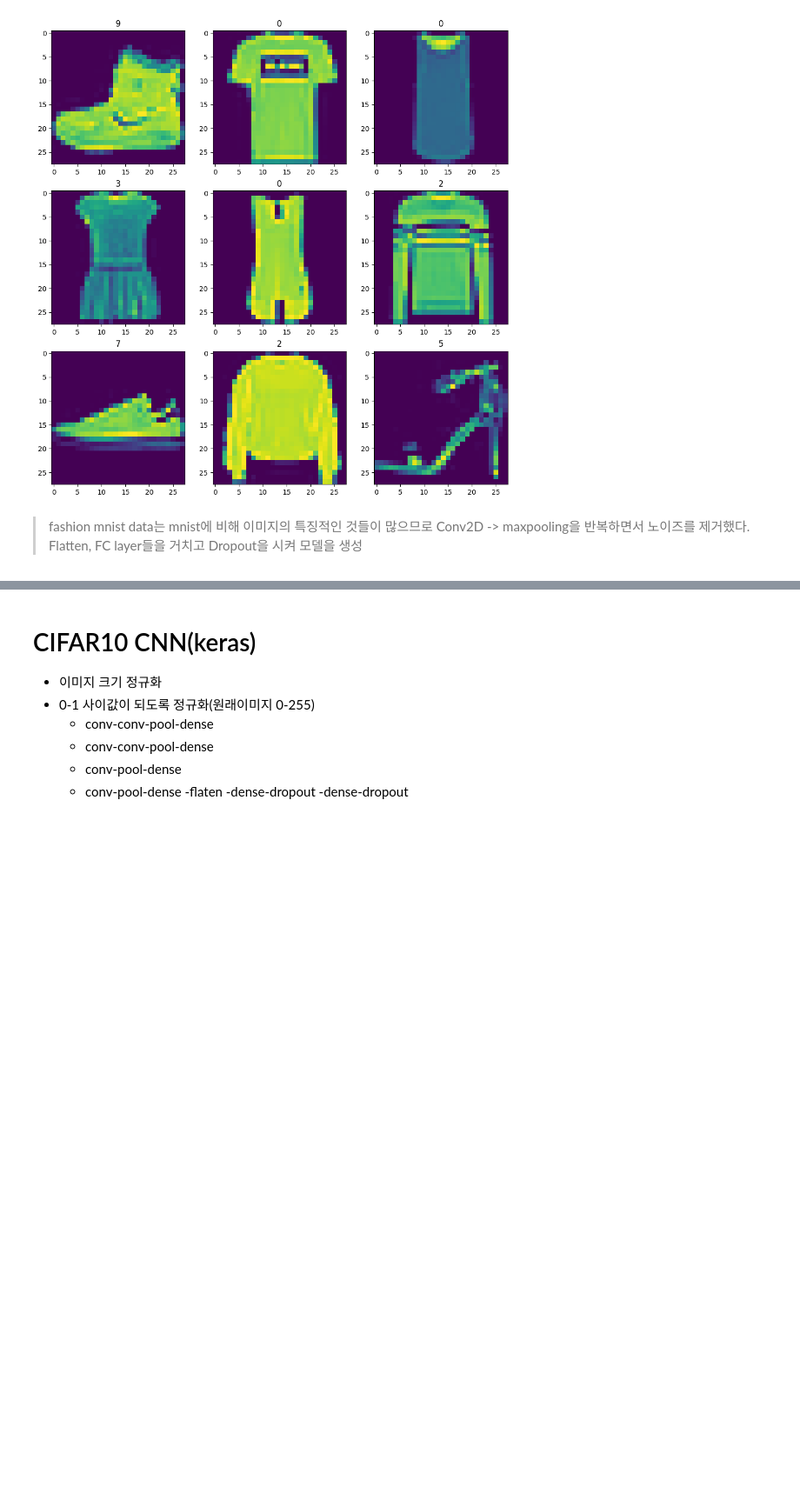
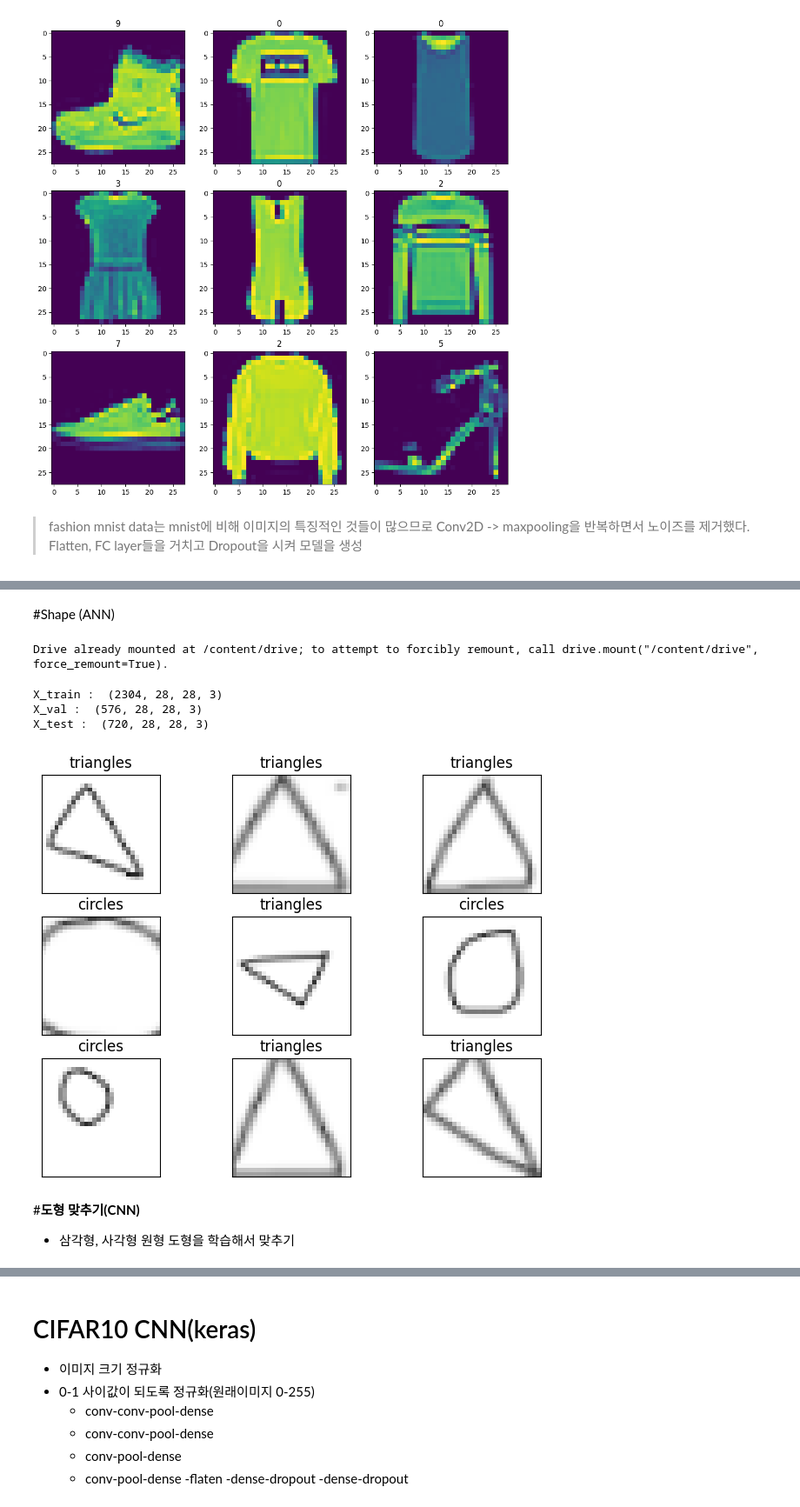
Before and after one commit to bogicho/FlyAI-5, a Jupyter notebook: Day6_ML_CNN.ipynb, the cells around one changed output, grey strips where cells are left out. Shown at 87% size. Cells and saved outputs as stored; diff of their text form; code cells hidden in the pictures; blank space fills up the shorter version.

Commit message:
Colab을 통해 생성됨 mnist facthion MNIST CIFIFA10 Sign mask

```diff
--- a/Day6_ML_CNN.ipynb
+++ b/Day6_ML_CNN.ipynb
@@ -414,0 +422,8 @@ accurate: 0.909
+# %% [markdown]
+#Shape (ANN)
+# %%
+#구글드라이브 연동
+from google.colab import drive
+drive.mount('/content/drive')
+# %% [output]
+Drive already mounted at /content/drive; to attempt to forcibly remount, call drive.mount("/content/drive", force_remount=True).
@@ -414,0 +436,34 @@ accurate: 0.909
+# %%
+X_train,X_test,y_train,y_test = train_test_split(X, Y,
+                                                 test_size = 0.2,
+                                                 random_state = 42)
+X_train, X_val, y_train, y_val = train_test_split(X_train, y_train,
+                                                  test_size = 0.2,
+                                                  random_state = 42)
+print('X_train : ', X_train.shape)
+print('X_val : ', X_val.shape)
+print('X_test : ', X_test.shape)
+# %% [output]
+X_train :  (2304, 28, 28, 3)
+X_val :  (576, 28, 28, 3)
+X_test :  (720, 28, 28, 3)
+# %%
+import matplotlib.pyplot as plt
+
+samples = np.random.randint(len(X_train), size=9)
+class_names = ['circles', 'squares', 'triangles']
+
+plt.figure(figsize = (8, 6))
+
+for i, idx in enumerate(samples):
+   plt.subplot(3, 3, i+1)
+   plt.xticks([])
+   plt.yticks([])
+   plt.imshow(X_train[idx], cmap = 'gray')
+   plt.title(class_names[y_train[idx]])
+plt.show()
+# %% [output]
+[figure, added]
+# %% [markdown]
+#**도형 맞추기(CNN)**
+- 삼각형, 사각형 원형 도형을 학습해서 맞추기
```
Also changed, not shown: parts of 74 cells of this notebook.
